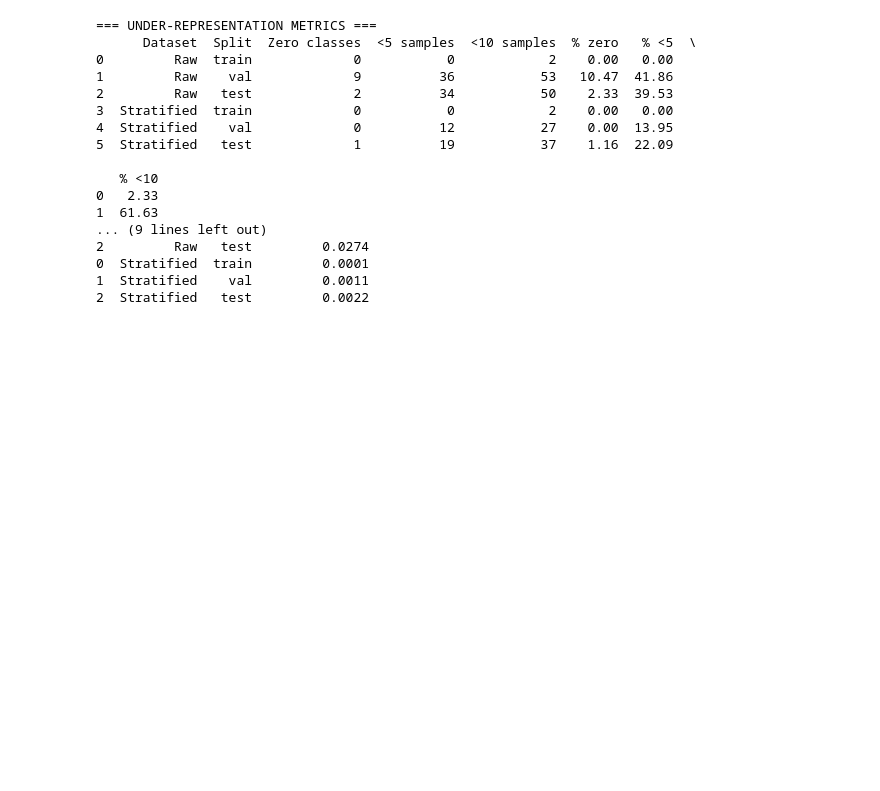
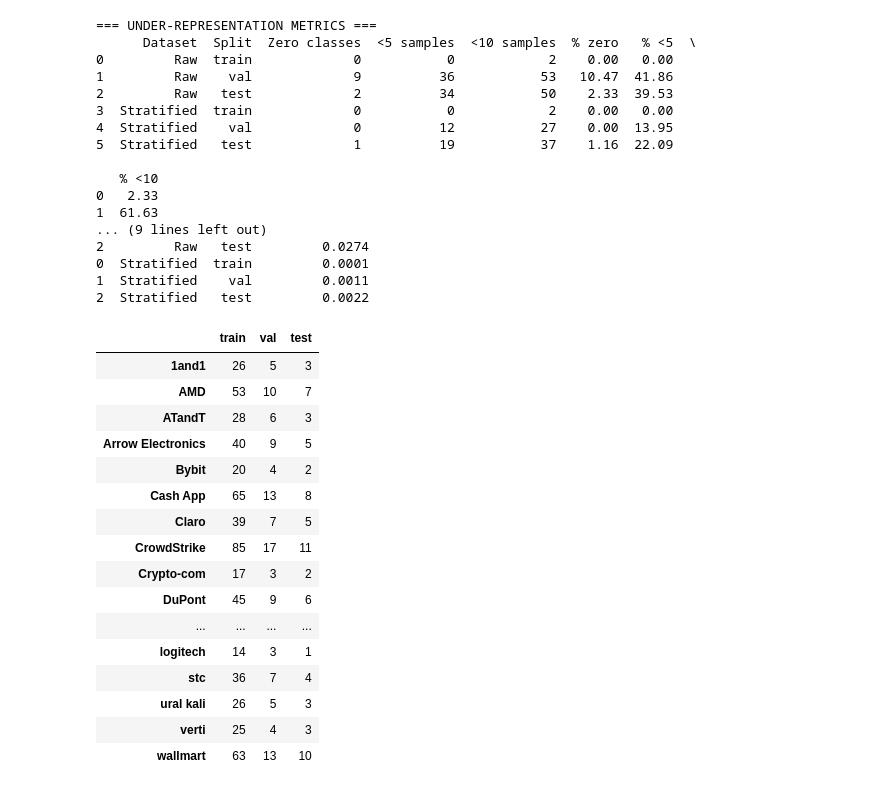
Before and after one commit to sopleee/visight-addons, a Jupyter notebook: EDA/class_split.ipynb, the cells around one changed output. Drawn from its saved outputs; the diff is of its cells as text; code cells hidden in the pictures; blank space fills up the shorter version.

```diff
--- a/EDA/class_split.ipynb
+++ b/EDA/class_split.ipynb
@@ -4,8 +4,8 @@ import pandas as pd
 import numpy as np
 import matplotlib.pyplot as plt
 
-# ===== STEP 1. Paste your JSON data =====
-with open("class_counts_by_split.json", "r") as f:
+# ===== STEP 1. JSON data =====
+with open("class_counts_by_split_raw.json", "r") as f:
     raw_data = json.load(f)
 
 # raw_data has keys: "names", "totals", "counts"
@@ -20,7 +20,6 @@ raw_df.columns = [names[int(i)] for i in raw_df.columns]   # apply names
 with open("class_counts_by_split_v1.json", "r") as f:
     strat_data = json.load(f)
 
-# stratified JSON already looks like {split: {class_id: count}}
 strat_df = pd.DataFrame(strat_data).T.fillna(0).astype(int)
 strat_df.columns = [names[int(i)] for i in strat_df.columns]   # reuse same names
 
@@ -165,3 +164,26 @@ test         2         1    4          3      3        10
 0  Stratified  train         0.0001
 1  Stratified    val         0.0011
 2  Stratified   test         0.0022
+# %%
+trans_start = strat_df.transpose()
+
+filtered = trans_start[trans_start["train"] <= 100]
+filtered
+# %% [output]
+|  | train | val | test |
+| 1and1 | 26 | 5 | 3 |
+| AMD | 53 | 10 | 7 |
+| ATandT | 28 | 6 | 3 |
+| Arrow Electronics | 40 | 9 | 5 |
+| Bybit | 20 | 4 | 2 |
+| Cash App | 65 | 13 | 8 |
+| Claro | 39 | 7 | 5 |
+| CrowdStrike | 85 | 17 | 11 |
+| Crypto-com | 17 | 3 | 2 |
+| DuPont | 45 | 9 | 6 |
+| ... | ... | ... | ... |
+| logitech | 14 | 3 | 1 |
+| stc | 36 | 7 | 4 |
+| ural kali | 26 | 5 | 3 |
+| verti | 25 | 4 | 3 |
+| wallmart | 63 | 13 | 10 |
```
Also changed, not shown: 1 other file.
